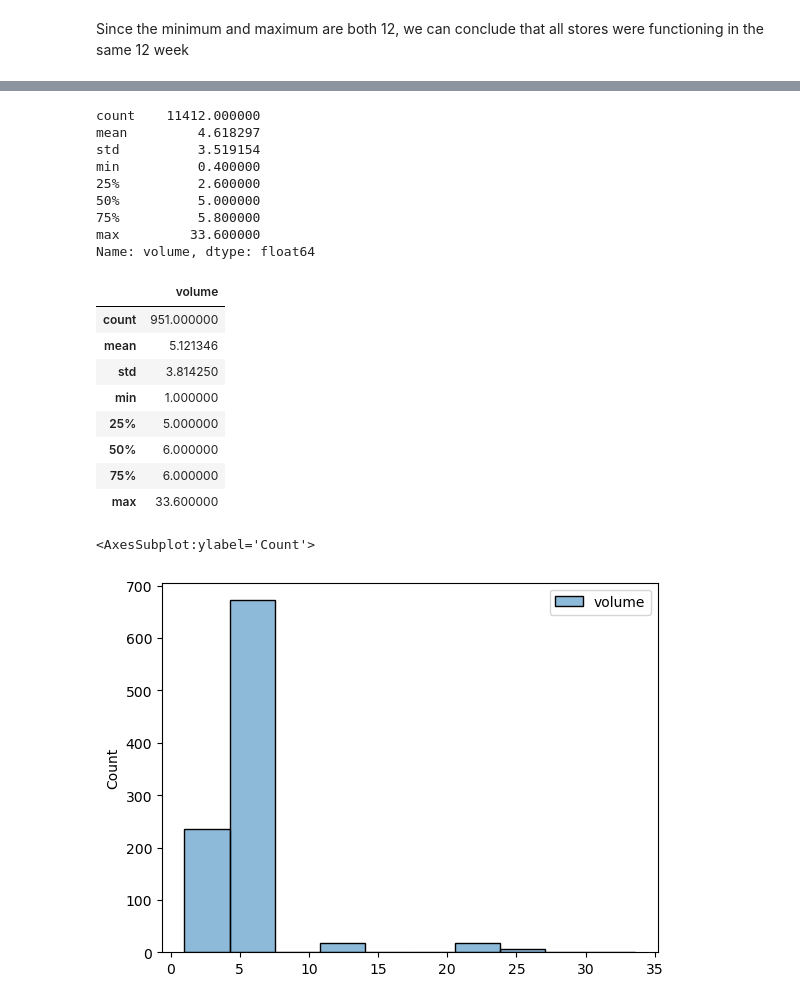
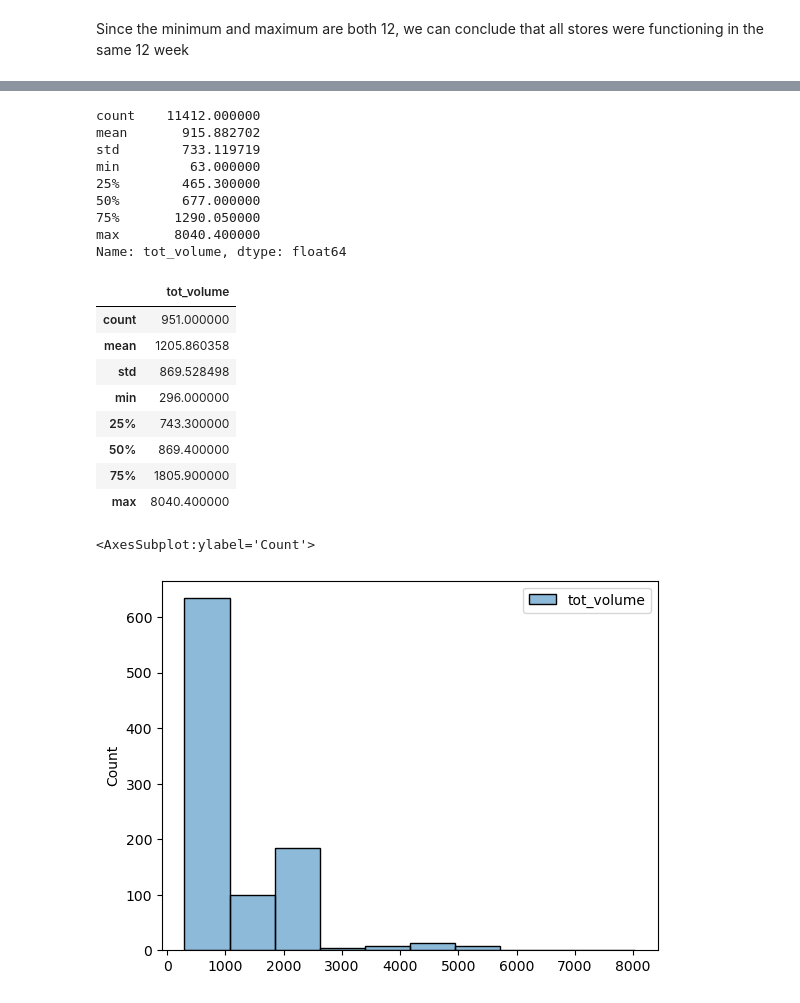
Before and after one commit to navindu-ds/DataStorm-4, a Jupyter notebook: Semifinal Round/semifinals-notebook.ipynb, the cells around one changed output, grey strips where cells are left out. Drawn from its saved outputs; the diff is of its cells as text; code cells hidden in the pictures.

```diff
--- a/Semifinal Round/semifinals-notebook.ipynb
+++ b/Semifinal Round/semifinals-notebook.ipynb
@@ -291,3 +291,6 @@ outlet_sales_db
 | 87386 | ID8207 | 3539 | 11 | BP5 | Cookies and Cream Mega Tub | 37.0 | 1.0 | 1100 | 1100.0 | ... |
 | 87387 | ID8207 | 3539 | 12 | BP5 | Cookies and Cream Mega Tub | 73.0 | 1.0 | 1100 | 1100.0 | ... |
 87388 rows × 10 columns
+# %%
+outlet_sales_db['tot_volume'] = outlet_sales_db['no_units'] * outlet_sales_db['volume']
+outlet_sales_db
@@ -293,0 +311,3 @@ outlet_sales_db
+# %%
+outlet_sales_db['tot_sales'] = outlet_sales_db['no_units'] * outlet_sales_db['price']
+outlet_sales_db
@@ -445,36 +484,35 @@ tot_volume_sold.plot(x='Outlet_ID',y='volume',kind='bar')
 # %%
-weekly_volume_sold = pd.DataFrame(outlet_sales_db.groupby(['Outlet_ID','week'])['volume'].sum())
+weekly_volume_sold = pd.DataFrame(outlet_sales_db.groupby(['Outlet_ID','week'])['tot_volume'].sum())
 weekly_volume_sold = weekly_volume_sold.reset_index()
 
-weekly_volume_sold.volume.describe()
-
+weekly_volume_sold.tot_volume.describe()
 # weekly_volume_sold.plot(x='week',y='volume',kind='bar')
 # %% [output]
 count    11412.000000
-mean         4.618297
-std          3.519154
-min          0.400000
-25%          2.600000
-50%          5.000000
-75%          5.800000
-max         33.600000
-Name: volume, dtype: float64
+mean       915.882702
+std        733.119719
+min         63.000000
+25%        465.300000
+50%        677.000000
+75%       1290.050000
+max       8040.400000
+Name: tot_volume, dtype: float64
 # %%
-max_week_volume = pd.DataFrame(weekly_volume_sold.groupby('Outlet_ID')['volume'].max())
+max_week_volume = pd.DataFrame(weekly_volume_sold.groupby('Outlet_ID')['tot_volume'].max())
 max_week_volume.describe()
 # %% [output]
-|  | volume |
+|  | tot_volume |
 | count | 951.000000 |
-| mean | 5.121346 |
-| std | 3.814250 |
-| min | 1.000000 |
-| 25% | 5.000000 |
-| 50% | 6.000000 |
-| 75% | 6.000000 |
-| max | 33.600000 |
+| mean | 1205.860358 |
+| std | 869.528498 |
+| min | 296.000000 |
+| 25% | 743.300000 |
+| 50% | 869.400000 |
+| 75% | 1805.900000 |
+| max | 8040.400000 |
 # %%
 sns.histplot(data= max_week_volume, bins=10)
 # %% [output]
 <AxesSubplot:ylabel='Count'>
-[figure, old version]
+[figure, new version]
 # %%
```
Also changed, not shown: parts of 15 cells of this notebook.
